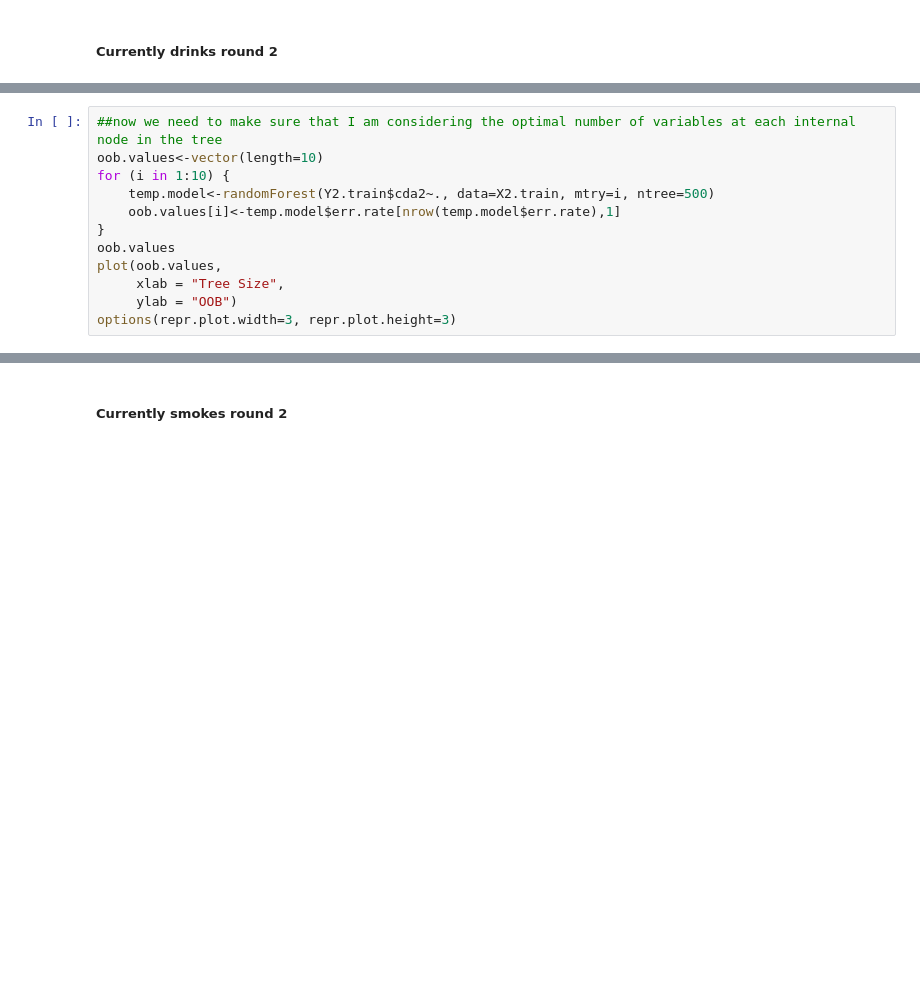
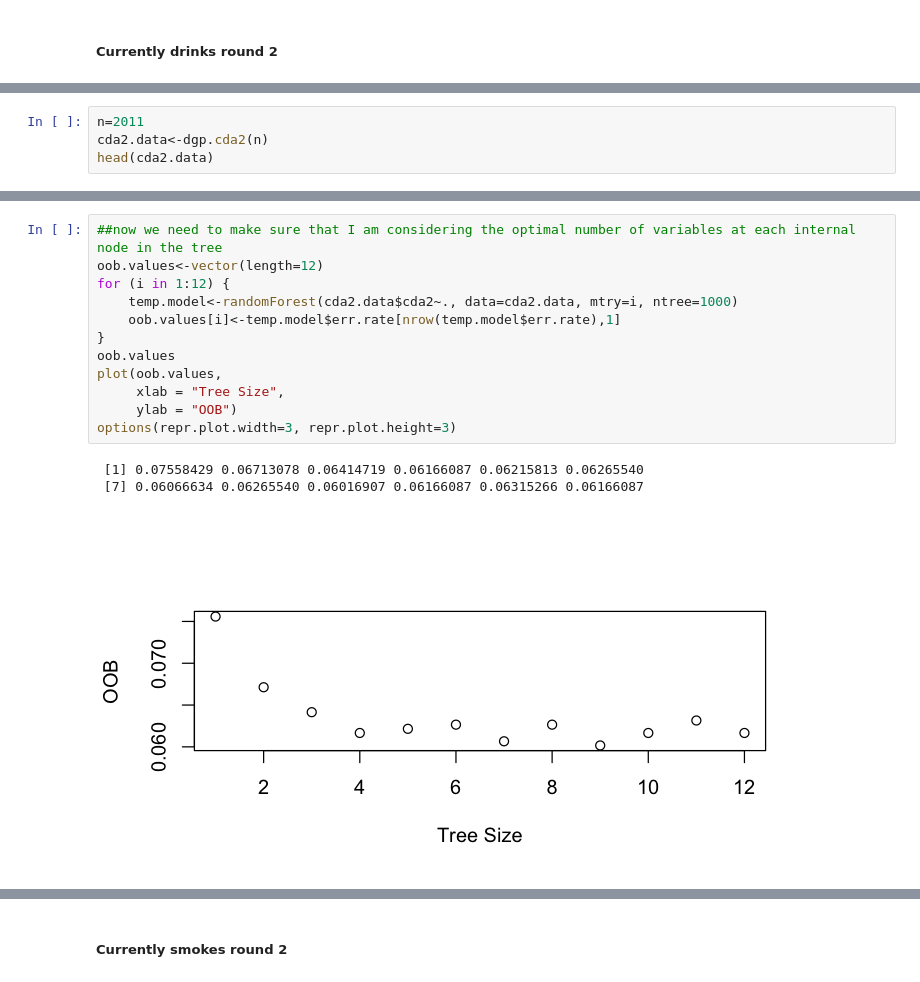
Before and after one commit to azhar27/CompStat, a Jupyter notebook: project.ipynb, the cells around one changed output, grey strips where cells are left out. Saved outputs shown, nothing was run; the diff lists cells and outputs as text; blank space fills up the shorter version.

```diff
--- a/project.ipynb
+++ b/project.ipynb
@@ -115,0 +187,4 @@ Researcher finds that education is associated with a lower likelihood of smoking
+# %%
+n=2011
+cda2.data<-dgp.cda2(n)
+head(cda2.data)
@@ -134,12 +247,16 @@ tuneRF(X2.train, Y2.train$cda2)
 # %%
 ##now we need to make sure that I am considering the optimal number of variables at each internal node in the tree
-oob.values<-vector(length=10)
-for (i in 1:10) {
-    temp.model<-randomForest(Y2.train$cda2~., data=X2.train, mtry=i, ntree=500)
+oob.values<-vector(length=12)
+for (i in 1:12) {
+    temp.model<-randomForest(cda2.data$cda2~., data=cda2.data, mtry=i, ntree=1000)
     oob.values[i]<-temp.model$err.rate[nrow(temp.model$err.rate),1]
 }
 oob.values
 plot(oob.values,
      xlab = "Tree Size",
      ylab = "OOB")
 options(repr.plot.width=3, repr.plot.height=3)
+# %% [output]
+ [1] 0.07558429 0.06713078 0.06414719 0.06166087 0.06215813 0.06265540
+ [7] 0.06066634 0.06265540 0.06016907 0.06166087 0.06315266 0.06166087
+[figure, added]
```
Also changed, not shown: parts of 61 cells of this notebook, 7 other files.
